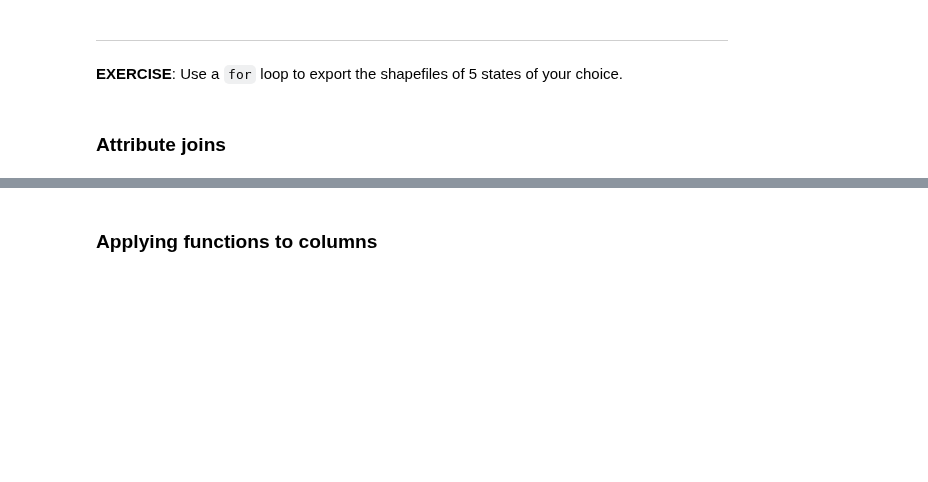
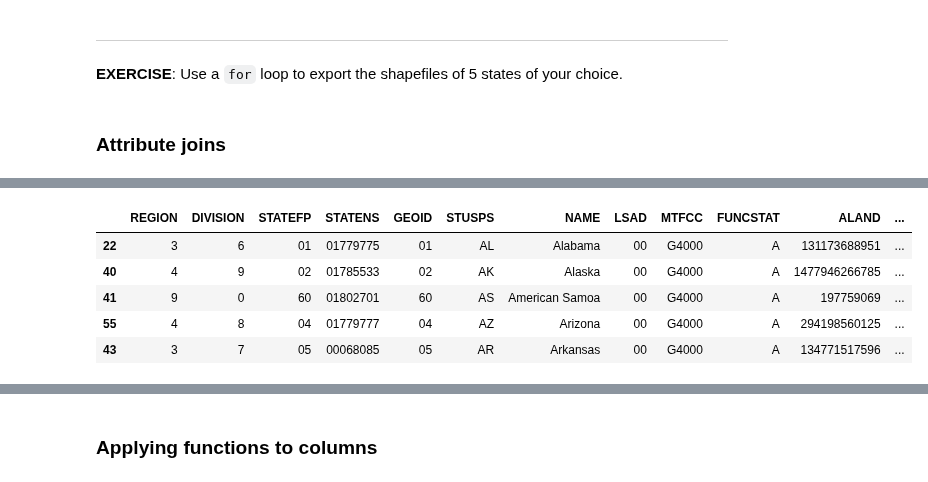
Before and after one commit to ashiklom/python-gis-notebooks, a Jupyter notebook: geopandas-intro.ipynb, the cells around one changed output, grey strips where cells are left out. Cells and saved outputs as stored; diff of their text form; code cells hidden in the pictures; blank space fills up the shorter version.

```diff
--- a/geopandas-intro.ipynb
+++ b/geopandas-intro.ipynb
@@ -537,0 +519,9 @@ states.info()
+# %%
+states.sort_values("NAME").head()
+# %% [output]
+|  | REGION | DIVISION | STATEFP | STATENS | GEOID | STUSPS | NAME | LSAD | MTFCC | FUNCSTAT | ALAND | ... |
+| 22 | 3 | 6 | 01 | 01779775 | 01 | AL | Alabama | 00 | G4000 | A | 131173688951 | ... |
+| 40 | 4 | 9 | 02 | 01785533 | 02 | AK | Alaska | 00 | G4000 | A | 1477946266785 | ... |
+| 41 | 9 | 0 | 60 | 01802701 | 60 | AS | American Samoa | 00 | G4000 | A | 197759069 | ... |
+| 55 | 4 | 8 | 04 | 01779777 | 04 | AZ | Arizona | 00 | G4000 | A | 294198560125 | ... |
+| 43 | 3 | 7 | 05 | 00068085 | 05 | AR | Arkansas | 00 | G4000 | A | 134771517596 | ... |
```
Also changed, not shown: parts of 76 cells of this notebook.
